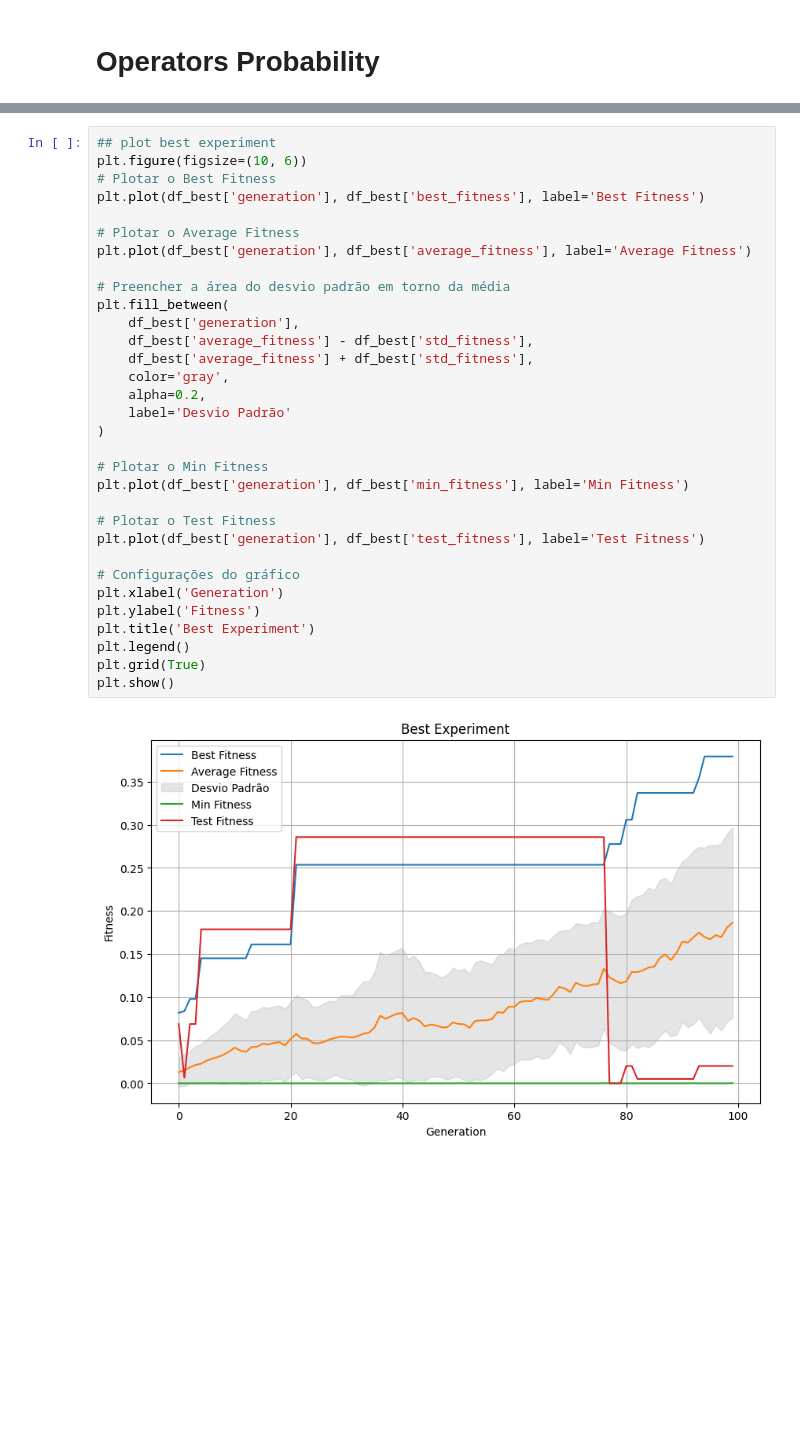
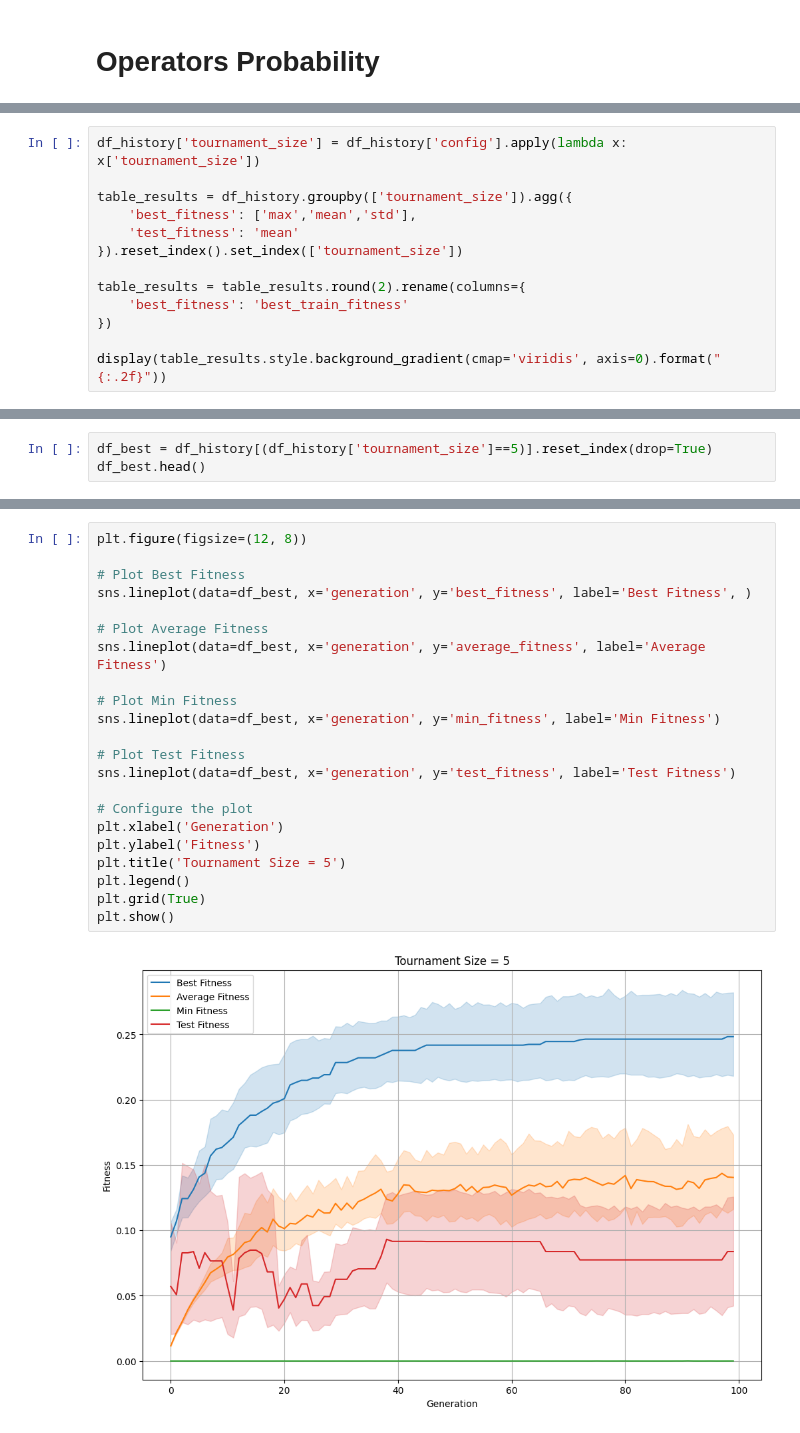
Before and after one commit to JoaoLucas23/TP1-CompNat, a Jupyter notebook: results.ipynb, the cells around one changed output, grey strips where cells are left out. Cells and saved outputs as stored; diff of their text form; blank space fills up the shorter version.

Commit message:
results colected

```diff
--- a/results.ipynb
+++ b/results.ipynb
@@ -259,0 +257,13 @@ display(pivot_table.style.background_gradient(cmap='viridis', axis=None))
+# %%
+df_history['tournament_size'] = df_history['config'].apply(lambda x: x['tournament_size'])
+
+table_results = df_history.groupby(['tournament_size']).agg({
+    'best_fitness': ['max','mean','std'],
+    'test_fitness': 'mean'
+}).reset_index().set_index(['tournament_size'])
+
+table_results = table_results.round(2).rename(columns={
+    'best_fitness': 'best_train_fitness'
+})
+
+display(table_results.style.background_gradient(cmap='viridis', axis=0).format("{:.2f}"))
@@ -318,0 +296,3 @@ df_metrics.round(2)
+# %%
+df_best = df_history[(df_history['tournament_size']==5)].reset_index(drop=True)
+df_best.head()
@@ -319,34 +306,24 @@ df_metrics.round(2)
 # %%
-## plot best experiment
-plt.figure(figsize=(10, 6))
-# Plotar o Best Fitness
-plt.plot(df_best['generation'], df_best['best_fitness'], label='Best Fitness')
+plt.figure(figsize=(12, 8))
 
-# Plotar o Average Fitness
-plt.plot(df_best['generation'], df_best['average_fitness'], label='Average Fitness')
+# Plot Best Fitness
+sns.lineplot(data=df_best, x='generation', y='best_fitness', label='Best Fitness', )
 
-# Preencher a área do desvio padrão em torno da média
-plt.fill_between(
-    df_best['generation'],
-    df_best['average_fitness'] - df_best['std_fitness'],
-    df_best['average_fitness'] + df_best['std_fitness'],
-    color='gray',
-    alpha=0.2,
-    label='Desvio Padrão'
-)
+# Plot Average Fitness
+sns.lineplot(data=df_best, x='generation', y='average_fitness', label='Average Fitness')
 
-# Plotar o Min Fitness
-plt.plot(df_best['generation'], df_best['min_fitness'], label='Min Fitness')
+# Plot Min Fitness
+sns.lineplot(data=df_best, x='generation', y='min_fitness', label='Min Fitness')
 
-# Plotar o Test Fitness
-plt.plot(df_best['generation'], df_best['test_fitness'], label='Test Fitness')
+# Plot Test Fitness
+sns.lineplot(data=df_best, x='generation', y='test_fitness', label='Test Fitness')
 
-# Configurações do gráfico
+# Configure the plot
 plt.xlabel('Generation')
 plt.ylabel('Fitness')
-plt.title('Best Experiment')
+plt.title('Tournament Size = 5')
 plt.legend()
 plt.grid(True)
 plt.show()
 # %% [output]
-[figure, old version]
+[figure, new version]
```
Also changed, not shown: parts of 26 cells of this notebook, 39 other files.
